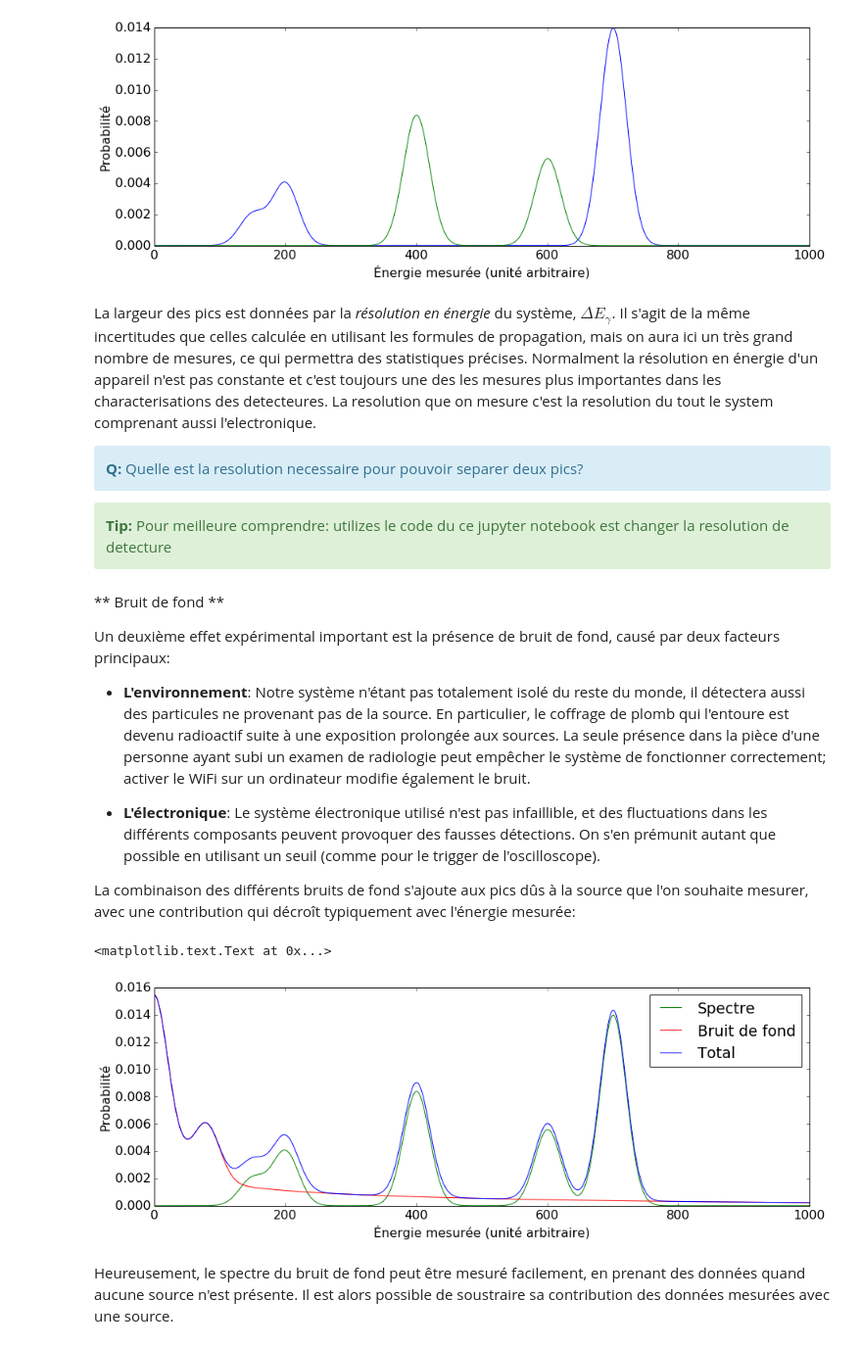
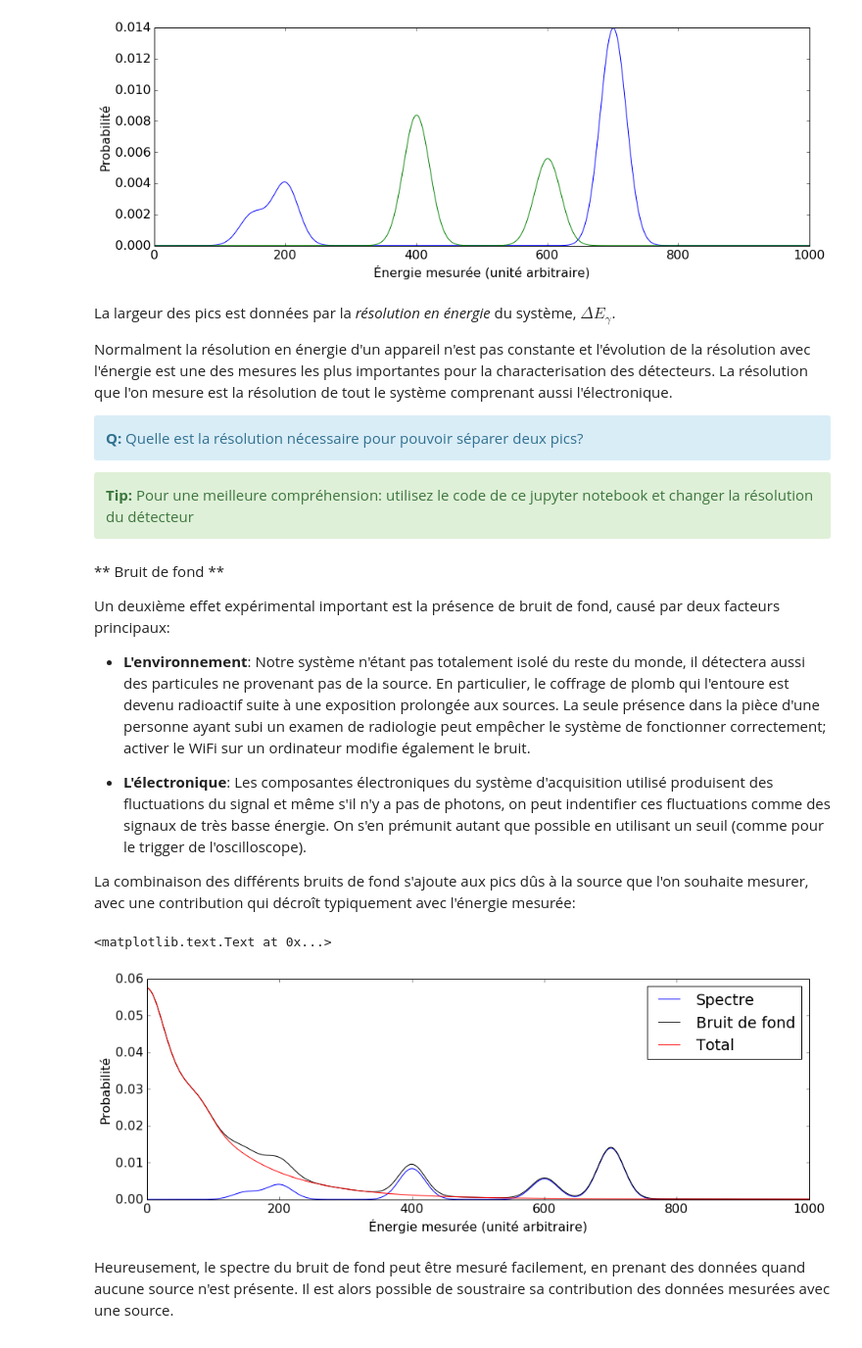
Before and after one commit to IoanaCodrina/physf210, a Jupyter notebook: NotesCalibration.ipynb, the cells around one changed output. Shown at 98% size. Cells and saved outputs as stored; diff of their text form; code cells hidden in the pictures.

```diff
--- a/NotesCalibration.ipynb
+++ b/NotesCalibration.ipynb
@@ -272,14 +273,16 @@ plt.ylabel("Probabilité")
 <matplotlib.text.Text at 0x...>
 [figure]
 # %% [markdown]
-La largeur des pics est données par la *résolution en énergie* du système, $\Delta E_\gamma$. Il s'agit de la même incertitudes que celles calculée en utilisant les formules de propagation, mais on aura ici un très grand nombre de mesures, ce qui permettra des statistiques précises. Normalment la résolution en énergie d'un appareil n'est pas constante et c'est toujours une des les mesures plus importantes dans les characterisations des detecteures. La resolution que on mesure c'est la resolution du tout le system comprenant aussi l'electronique.
+La largeur des pics est données par la *résolution en énergie* du système, $\Delta E_\gamma$.
+
+Normalment la résolution en énergie d'un appareil n'est pas constante et l'évolution de la résolution avec l'énergie est une des mesures les plus importantes pour la characterisation des détecteurs. La résolution que l'on mesure est la résolution de tout le système comprenant aussi l'électronique.
 
 <div class="alert alert-block alert-info">
-<b>Q:</b> Quelle est la resolution necessaire pour pouvoir separer deux pics?
+<b>Q:</b> Quelle est la résolution nécessaire pour pouvoir séparer deux pics?
 </div>
 
 <div class="alert alert-block alert-success">
-<b>Tip:</b> Pour meilleure comprendre: utilizes le code du ce jupyter notebook est changer la resolution de detecture
+<b>Tip:</b> Pour une meilleure compréhension: utilisez le code de ce jupyter notebook et changer la résolution du détecteur
 </div>
 # %% [markdown]
 ** Bruit de fond **
@@ -288,29 +291,29 @@ Un deuxième effet expérimental important est la présence de bruit de fond, ca
 
 - **L'environnement**: Notre système n'étant pas totalement isolé du reste du monde, il détectera aussi des particules ne provenant pas de la source. En particulier, le coffrage de plomb qui l'entoure est devenu radioactif suite à une exposition prolongée aux sources. La seule présence dans la pièce d'une personne ayant subi un examen de radiologie peut empêcher le système de fonctionner correctement; activer le WiFi sur un ordinateur modifie également le bruit.
 
-- **L'électronique**: Le système électronique utilisé n'est pas infaillible, et des fluctuations dans les différents composants peuvent provoquer des fausses détections. On s'en prémunit autant que possible en utilisant un seuil (comme pour le trigger de l'oscilloscope).
+- **L'électronique**: Les composantes électroniques du système d'acquisition utilisé  produisent des fluctuations du signal et même s'il n'y a pas de photons, on peut indentifier ces fluctuations comme des signaux de très basse énergie.  On s'en prémunit autant que possible en utilisant un seuil (comme pour le trigger de l'oscilloscope).
 
 La combinaison des différents bruits de fond s'ajoute aux pics dûs à la source que l'on souhaite mesurer, avec une contribution qui décroît typiquement avec l'énergie mesurée:
 # %%
 energie = np.linspace(0, 1000, 1000)
 spectre = np.zeros(1000)
 spectre[700] = 0.7
 spectre[200] = 0.2
 spectre[150] = 0.1
 spectre[600] = 0.7*0.4
 spectre[400] = 0.7*0.6
-plt.plot(energie, gaussian_filter(spectre, 20), color='green')
+plt.plot(energie, gaussian_filter(spectre, 20), color='blue')
 bruit = np.zeros(1000)
-bruit = np.exp(-energie / 500 - 7) + 0.1 / (energie + 1)
+bruit = np.exp(-energie / 100 - 3) + 0.1 / (energie + 1)
 bruit[80] = 0.2
+plt.plot(energie, gaussian_filter(spectre + bruit, 20), color='black')
 plt.plot(energie, gaussian_filter(bruit, 20), color='red')
-plt.plot(energie, gaussian_filter(spectre + bruit, 20))
 plt.legend(('Spectre', 'Bruit de fond', 'Total'))
 plt.xlabel("Énergie mesurée (unité arbitraire)")
 plt.ylabel("Probabilité")
 # %% [output]
 <matplotlib.text.Text at 0x...>
-[figure, old version]
+[figure, new version]
 # %% [markdown]
 Heureusement, le spectre du bruit de fond peut être mesuré facilement, en prenant des données quand aucune source n'est présente. Il est alors possible de soustraire sa contribution des données mesurées avec une source.
 # %% [markdown]
```
Also changed, not shown: parts of 13 cells of this notebook.
